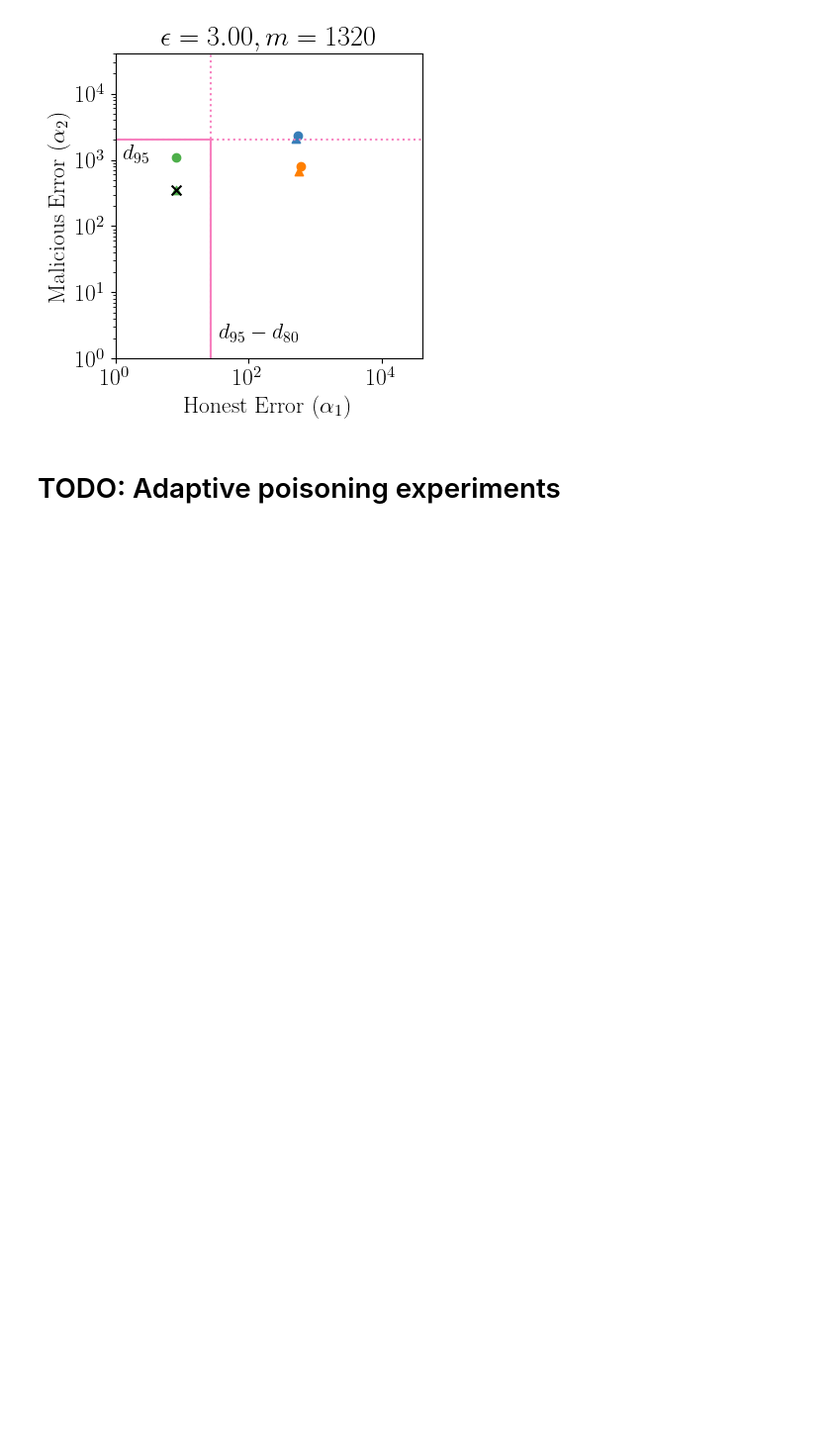
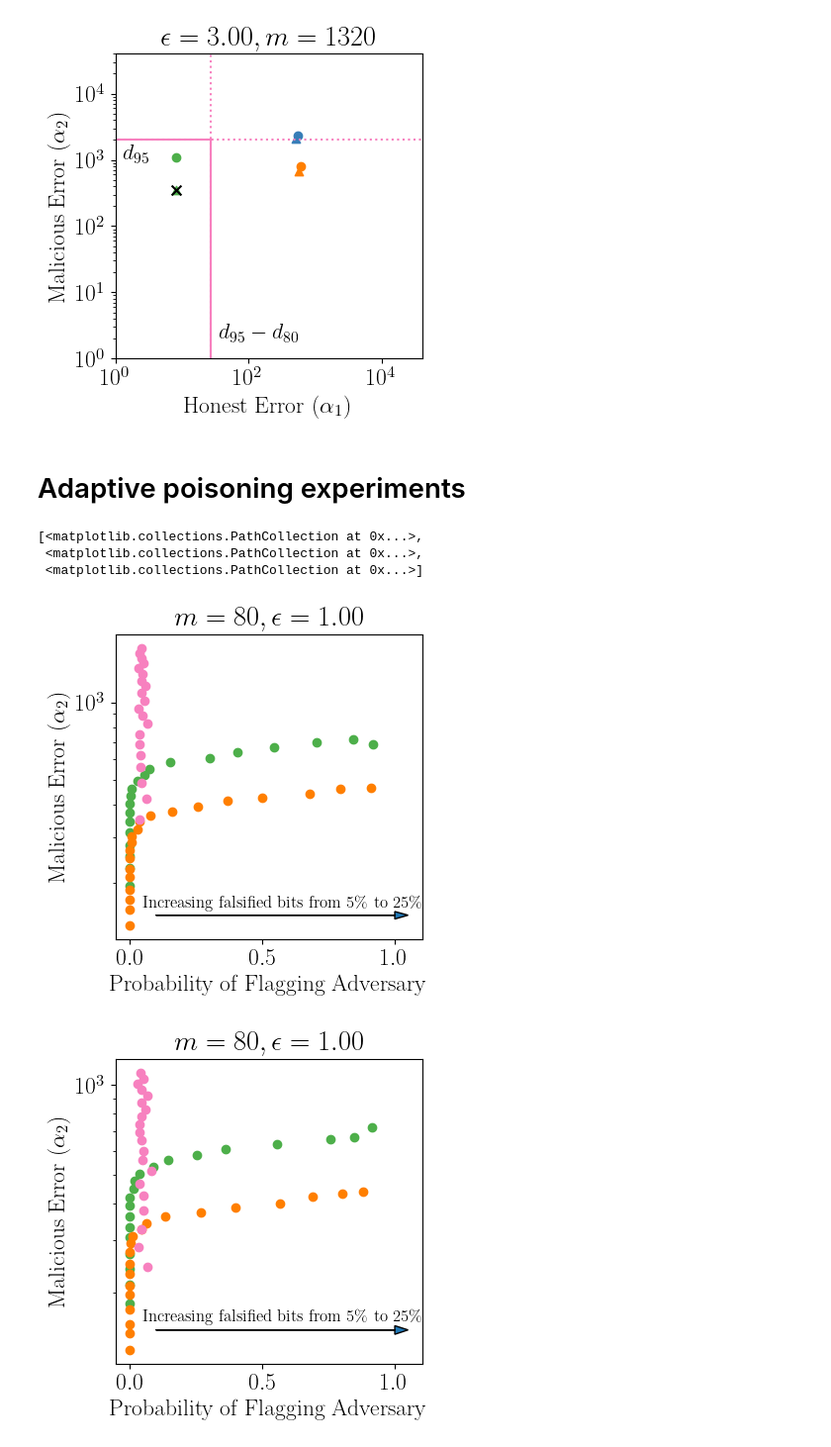
Before and after one commit to jimola/GraphPoisoning, a Jupyter notebook: MakePlots-new.ipynb, the cells around one changed output. Shown at 99% size. Cells and saved outputs as stored; diff of their text form; code cells hidden in the pictures; blank space fills up the shorter version.

```diff
--- a/MakePlots-new.ipynb
+++ b/MakePlots-new.ipynb
@@ -814,4 +837,4 @@ do_plot(df_ir_gnp, 3.0, 'GNP', 1320, 'gnp_hiEps_hiM.pdf', gnm_dec_asymp, gnm_inc
 [figure]
 [figure]
 # %% [markdown]
-# TODO: Adaptive poisoning experiments
+# Adaptive poisoning experiments
@@ -817,0 +847,43 @@ do_plot(df_ir_gnp, 3.0, 'GNP', 1320, 'gnp_hiEps_hiM.pdf', gnm_dec_asymp, gnm_inc
+# %%
+df_poi, df_poi2 = pickle.load(open('df-poi2.pkl', 'rb'))
+DFP = pd.concat((pd.DataFrame(df_poi), pd.DataFrame(df_poi2))).drop(['Threshold Strength'], axis=1)
+# %%
+DFP = DFP.groupby(['Protocol', 'Attack', 'Graph', 'Attack Strength']).mean()
+# %%
+def do_adp_plot(df_poi, g_name, n_mal, f_name):
+    fig, ax = plt.subplots(figsize=(4,4))
+    patches = []
+    P = df_poi.loc[:, '2 Inf Comm', g_name, :]
+    n_nodes = g.get_size()
+    colors = [CB_color_cycle[2], CB_color_cycle[1], CB_color_cycle[3]]
+    markers = ['o', 'o', 'o']
+    eps = P['Eps']
+    assert (eps.min() == eps.max())
+    eps = eps.max()
+    att_names = ['RR+Laplace, Response', 'RR, Response', 'Naive, Response']
+    for i in range(0, len(att_names)):
+        Q = P.loc[att_names[i], :]
+        y = Q['Mal Mean Error']
+        x = Q['Mal T Nan'] / Q['Mal T Tot']
+        #alphas = np.linspace(0.4, 1.0, len(x))
+        #for j in range(0, len(x)):
+        pN = ax.scatter(x, y, color=colors[i], marker=markers[i])
+        #pdb.set_trace()
+        patches.append(pN)
+    ax.set_xlabel('Probability of Flagging Adversary')
+    ax.set_ylabel(r'Malicious Error $(\alpha_2)$')
+    ax.set_title(r'$m = %d, \epsilon = %0.2f$' % (int(n_mal), eps))
+    ax.set_yscale('log')
+    ax.arrow(0.1, 150, 0.9, 0, head_length=0.05, head_width=10)
+    ax.annotate('Increasing falsified bits from 5\\% to 25\\%', (0.05,160), size=12)
+    plt.savefig(f_name, bbox_inches='tight')
+    return patches
+
+patches = do_adp_plot(DFP, 'FB', g.get_size() * 0.02, path+'fb_poi.pdf')
+do_adp_plot(DFP, 'GNP', gnp.get_size() * 0.02, path+'gnp_poi.pdf')
+# %% [output]
+[<matplotlib.collections.PathCollection at 0x...>,
+ <matplotlib.collections.PathCollection at 0x...>,
+ <matplotlib.collections.PathCollection at 0x...>]
+[figure, added]
+[figure, added]
```
Also changed, not shown: parts of 33 cells of this notebook, 1 other file.
